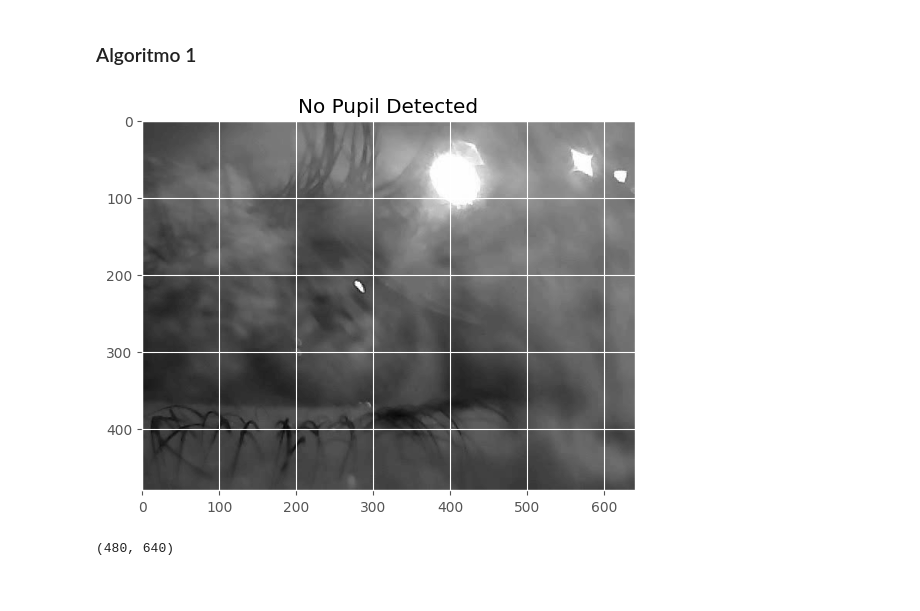
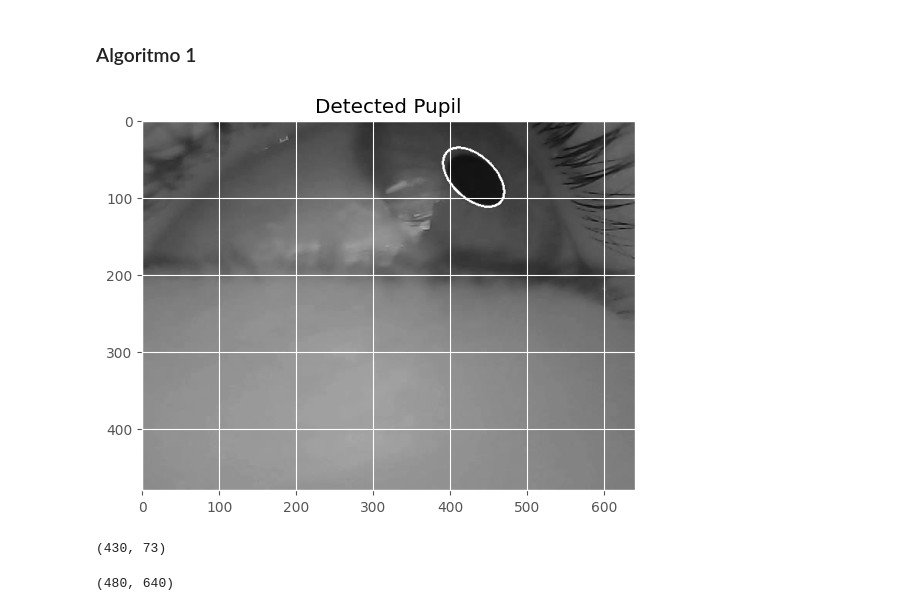
Before and after one commit to mathiramilo/pupil-detection, a Jupyter notebook: src/exploratory.ipynb, the cells around one changed output. Drawn from its saved outputs; the diff is of its cells as text; code cells hidden in the pictures.

```diff
--- a/src/exploratory.ipynb
+++ b/src/exploratory.ipynb
@@ -169,35 +169,36 @@ def find_largest_ellipsis(ellipses):
         contour_area = np.pi * (axes[0] / 2) * (axes[1] / 2)
 
         # Check if the current ellipse has a larger area than the previous largest ellipse
         if contour_area > largest_area:
             largest_area = contour_area
             largest_ellipse = ellipse
             center = c
 
     return largest_ellipse, center
 
 # Draw the ellipsis on the image
 def draw_ellipsis(image: np.ndarray, ellipsis):
     if ellipsis is not None:
         cv2.ellipse(image, ellipsis, (255, 255, 255), 2)
 
     plt.imshow(image, cmap="gray")
     plt.title("Detected Pupil")
     plt.show()
 
 # Testing
-image = cv2.imread(f"{DATASET_DIR}/5/5_001.jpg", 0) # Read as grayscale
+image = cv2.imread(f"{DATASET_DIR}/2/2_009.jpg", 0) # Read as grayscale
 
 if find_pupil(image) is not None:
     ellipsis, center = find_pupil(image)
     draw_ellipsis(image, ellipsis)
     print(center)
 else:
     plt.imshow(image, cmap="gray")
     plt.title("No Pupil Detected")
     plt.show()
 # %% [output]
-[figure, old version]
+[figure, new version]
+(430, 73)
 # %%
 image.shape
 # %% [output]
```
Also changed, not shown: parts of 1 cell of this notebook, 9 other files.
